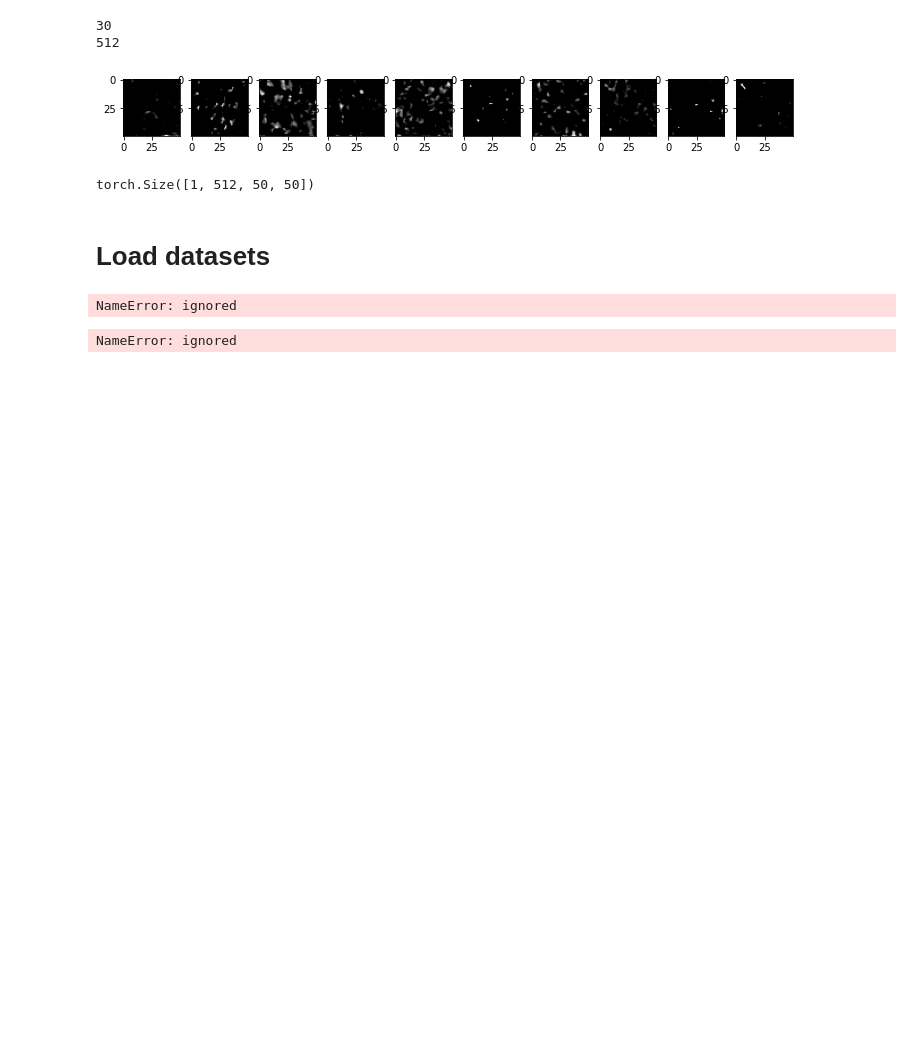
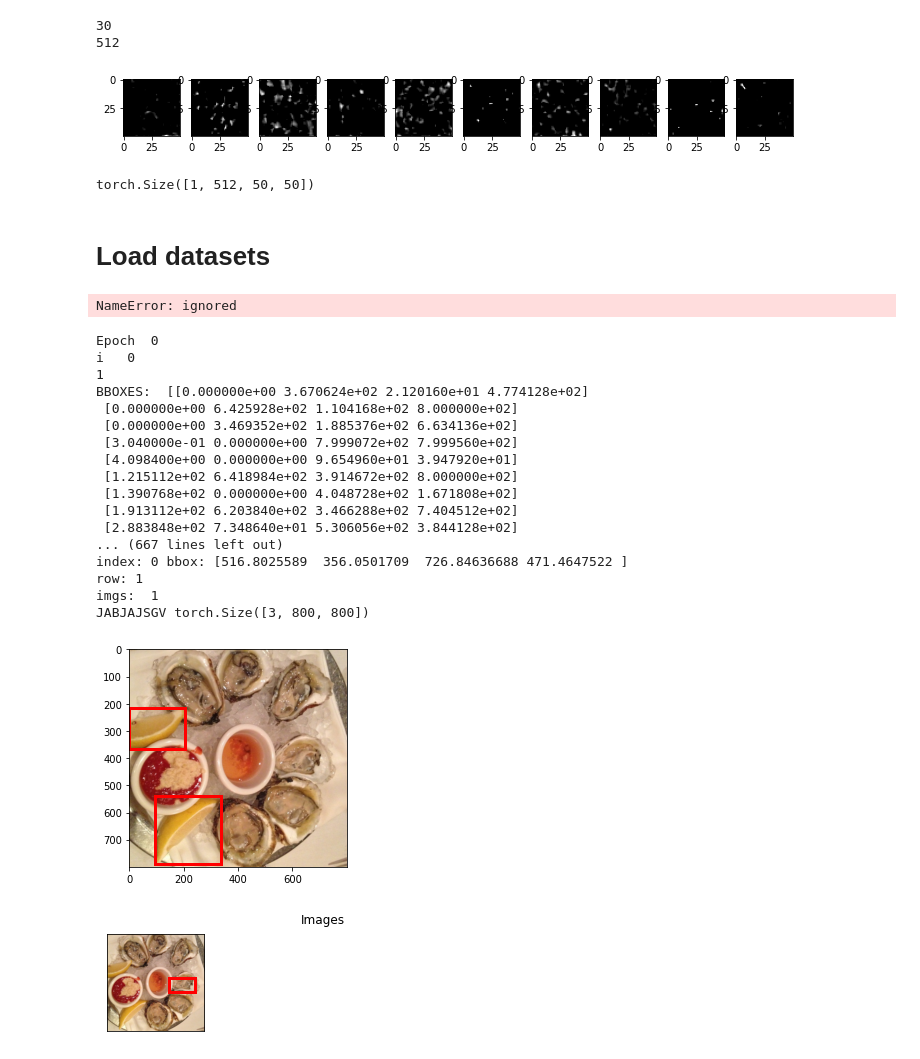
Before and after one commit to ugnet/Faster-RCNN, a Jupyter notebook: Faster_RCNN_pytorch.ipynb, the cells around one changed output. Cells and saved outputs as stored; diff of their text form; code cells hidden in the pictures; blank space fills up the shorter version.

```diff
--- a/Faster_RCNN_pytorch.ipynb
+++ b/Faster_RCNN_pytorch.ipynb
@@ -513,6 +517,7 @@ def train_model(vgg_req_features, optimizer, epochs, model, data_loader, rpn_lam
       image_tensor = item['image']
       bboxes = item['boxes']
       bboxes = np.asarray(bboxes)
+      labels = item['labels']
       print('BBOXES: ', bboxes[0])
       #nuimam viena dimensija
       image_tensor=image_tensor.squeeze(0)
@@ -528,7 +533,7 @@ def train_model(vgg_req_features, optimizer, epochs, model, data_loader, rpn_lam
       #RPN
       pred_anchor_locs, pred_cls_scores, objectness_score = model(feature_maps)
       region_proposals = NMS(pred_anchor_locs, objectness_score, anchors)
-      gt_roi_locs, gt_roi_labels = proposalTargets(region_proposals, bboxes)#<<<<<NEGERAI NES GA REIKETU PADUOTI VISAS BOXES
+      gt_roi_locs, gt_roi_labels, sample_rois = proposalTargets(region_proposals, bboxes, labels)#<<<<<NEGERAI NES GA REIKETU PADUOTI VISAS BOXES
       print('#################################################')
       print(region_proposals)
       print("aaa", region_proposals.shape)
@@ -704,17 +709,35 @@ def pred_bbox_to_xywh(bbox, anchors):
 
     return roi
 # %%
-dataset = prepareData(TEST_PURPOSE)
-data_loader = torch.utils.data.DataLoader(dataset, batch_size=1, shuffle=True, num_workers=1)
-model = RPN()
-parameters = model.parameters()
-optimizer = torch.optim.Adam(parameters, lr=0.0015)
+# dataset = prepareData(TEST_PURPOSE)
+# data_loader = torch.utils.data.DataLoader(dataset, batch_size=1, shuffle=True, num_workers=1)
+# model = RPN()
+# parameters = model.parameters()
+# optimizer = torch.optim.Adam(parameters, lr=0.0015)
 
 trained_RPN_model = train_model(faster_rcnn_fe_extractor, optimizer, 3, model, data_loader)
 print(model)
 validate(model, data_loader, faster_rcnn_fe_extractor)
 # %% [output]
-NameError: ignored
+Epoch  0
+i   0
+1
+BBOXES:  [[0.000000e+00 3.670624e+02 2.120160e+01 4.774128e+02]
+ [0.000000e+00 6.425928e+02 1.104168e+02 8.000000e+02]
+ [0.000000e+00 3.469352e+02 1.885376e+02 6.634136e+02]
+ [3.040000e-01 0.000000e+00 7.999072e+02 7.999560e+02]
+ [4.098400e+00 0.000000e+00 9.654960e+01 3.947920e+01]
+ [1.215112e+02 6.418984e+02 3.914672e+02 8.000000e+02]
+ [1.390768e+02 0.000000e+00 4.048728e+02 1.671808e+02]
+ [1.913112e+02 6.203840e+02 3.466288e+02 7.404512e+02]
+ [2.883848e+02 7.348640e+01 5.306056e+02 3.844128e+02]
+... (667 lines left out)
+index: 0 bbox: [516.8025589  356.0501709  726.84636688 471.4647522 ]
+row: 1
+imgs:  1
+JABJAJSGV torch.Size([3, 800, 800])
+[figure, added]
+[figure, added]
 # %%
 #Generating proposals to feed Fast R-CNN network
 def NMS(pred_anchor_locs, objectness_score, ancor_boxes): #non-maximum supression
```
Also changed, not shown: parts of 5 cells of this notebook.
